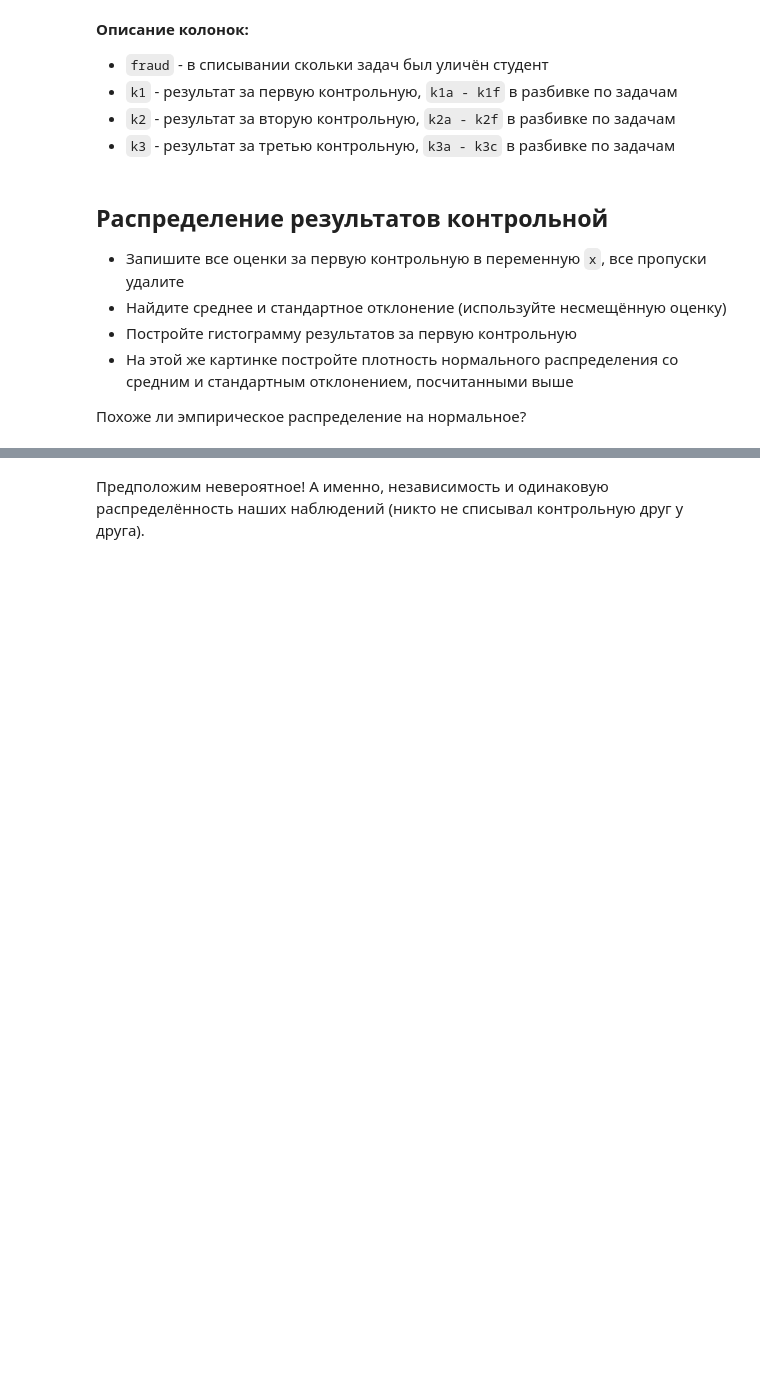
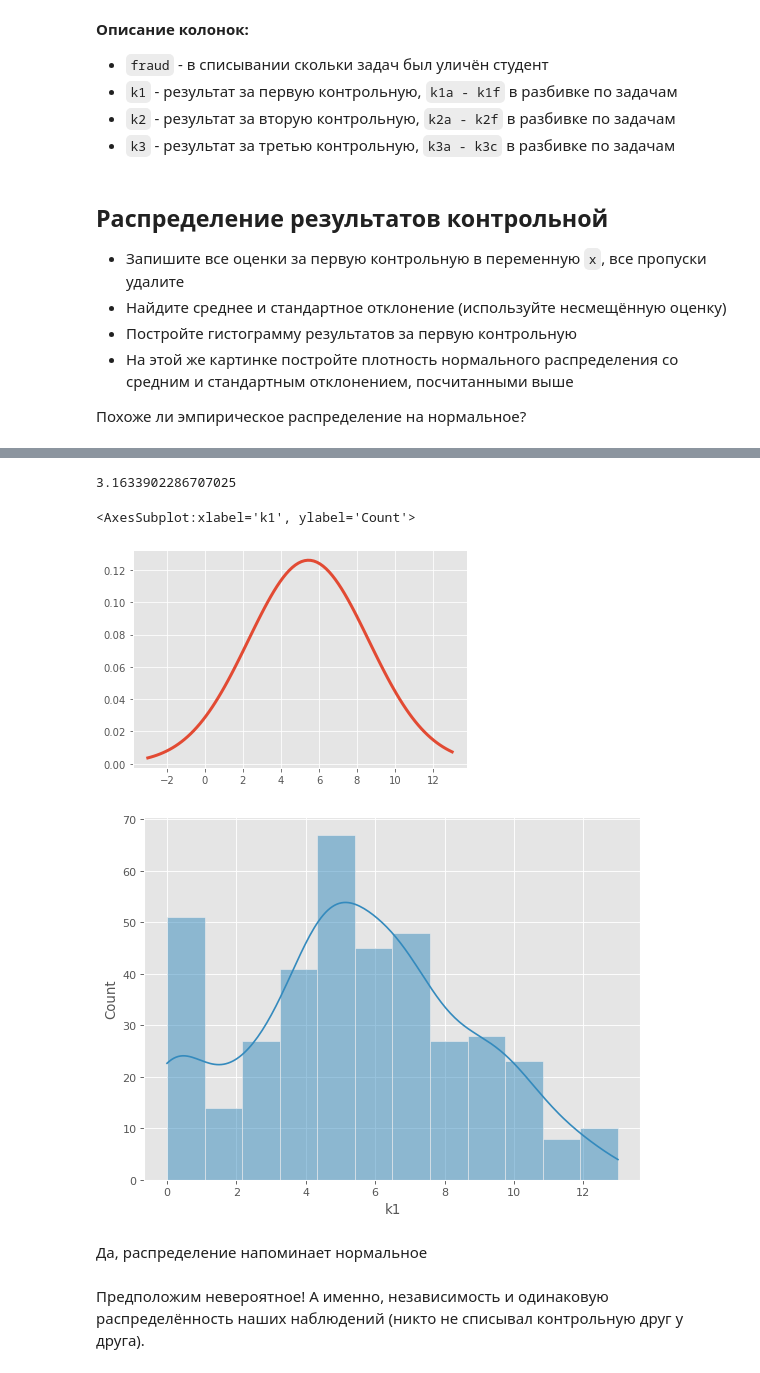
Before and after one commit to disimhot/hse_stat, a Jupyter notebook: Ефимова_ЕС_hw2.ipynb, the cells around one changed output, grey strips where cells are left out. Drawn from its saved outputs; the diff is of its cells as text; code cells hidden in the pictures; blank space fills up the shorter version.

```diff
--- a/Ефимова_ЕС_hw2.ipynb
+++ b/Ефимова_ЕС_hw2.ipynb
@@ -584,6 +739,6 @@ df['count'].mean(), df['count'].var()
 # %% [markdown]
 В файле `cr.csv` лежат результаты контрольной работы, которая проводилась в Вышке на факультете "Э".  По мнению студентов эти оценки смещённые, несостоятельные и ужасно неэффективные. Но это уже совершенно другая история. Подгрузим файлик и посмотрим на него!
 # %%
-df = pd.read_csv('../data/cr.csv')
+df = pd.read_csv('./data/cr.csv')
 print(df.shape)
-df.head()
+df
@@ -611,0 +776,4 @@ x_std = ...
+# %%
+x = df[['k1']].copy()
+x.dropna(inplace=True)
+x.head()
@@ -612,3 +787,27 @@ x_std = ...
+# %%
+x_mean = x.k1.mean()
+x_std = x.k1.std(ddof=1)
+# %%
+x_std
+# %% [output]
+3.1633902286707025
+# %%
+norm_rv = stats.norm(loc=x_mean, scale=x_std)
+
+y = np.linspace(-3, 13, 100)
+pdf = norm_rv.pdf(y)
+
+# плотность
+plt.plot(y, pdf, lw=3)
+plt.figure(figsize=(8, 6), dpi=80)
+
+sns.histplot(data=df, x='k1', kde=True)
+# %% [output]
+<AxesSubplot:xlabel='k1', ylabel='Count'>
+[figure, added]
+[figure, added]
+# %% [markdown]
+Да, распределение напоминает нормальное
 # %% [markdown]
 Предположим невероятное! А именно, независимость и одинаковую распределённость наших наблюдений (никто не списывал контрольную друг у друга).
 # %% [markdown]
```
Also changed, not shown: parts of 54 cells of this notebook, 2 other files.
